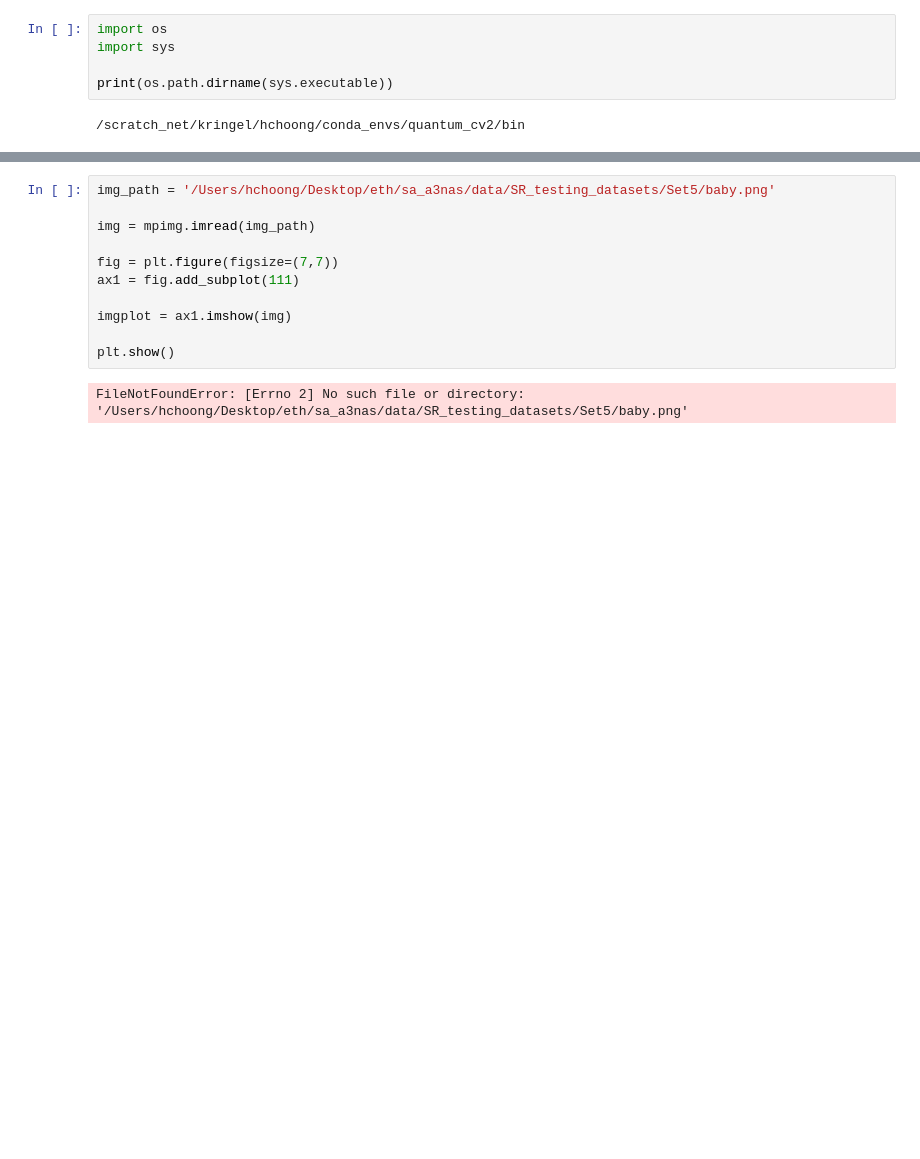
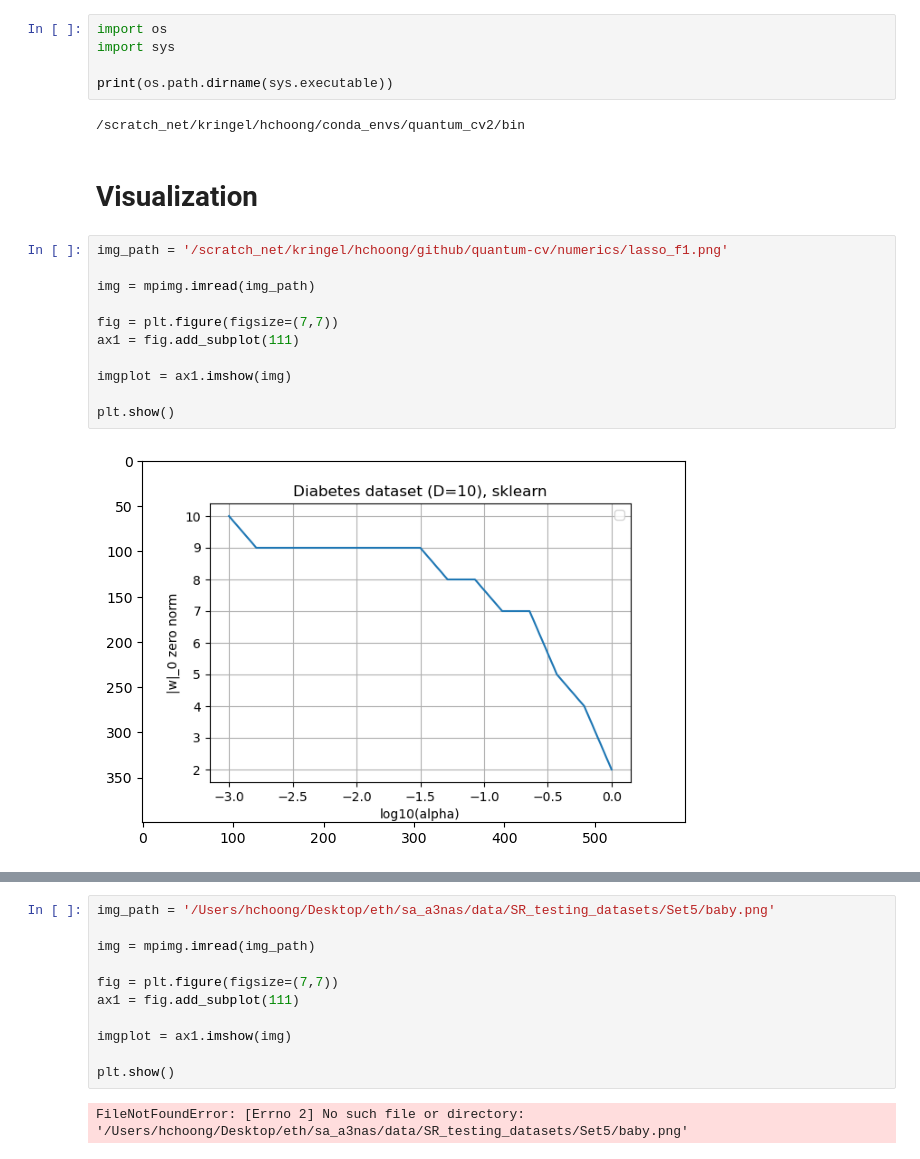
Before and after one commit to hanyao8/quantum-cv, a Jupyter notebook: ScSR/run_debug.ipynb, the cells around one changed output, grey strips where cells are left out. Drawn from its saved outputs; the diff is of its cells as text; blank space fills up the shorter version.

```diff
--- a/ScSR/run_debug.ipynb
+++ b/ScSR/run_debug.ipynb
@@ -34,3 +34,18 @@ import sys
 print(os.path.dirname(sys.executable))
 # %% [output]
 /scratch_net/kringel/hchoong/conda_envs/quantum_cv2/bin
+# %% [markdown]
+# Visualization
+# %%
+img_path = '/scratch_net/kringel/hchoong/github/quantum-cv/numerics/lasso_f1.png'
+
+img = mpimg.imread(img_path)
+
+fig = plt.figure(figsize=(7,7))
+ax1 = fig.add_subplot(111)
+
+imgplot = ax1.imshow(img)
+
+plt.show()
+# %% [output]
+[figure, added]
```
Also changed, not shown: parts of 1 cell of this notebook, 3 other files.
